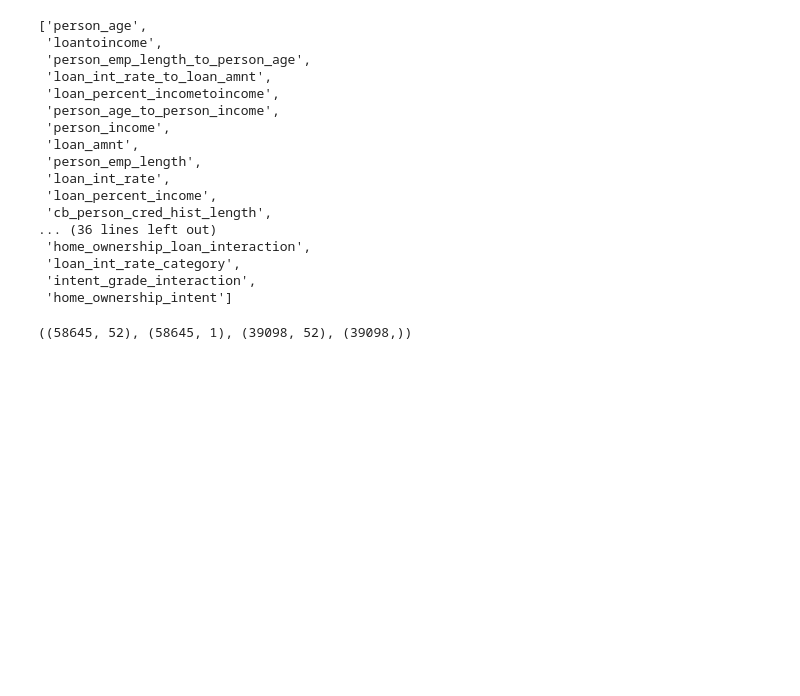
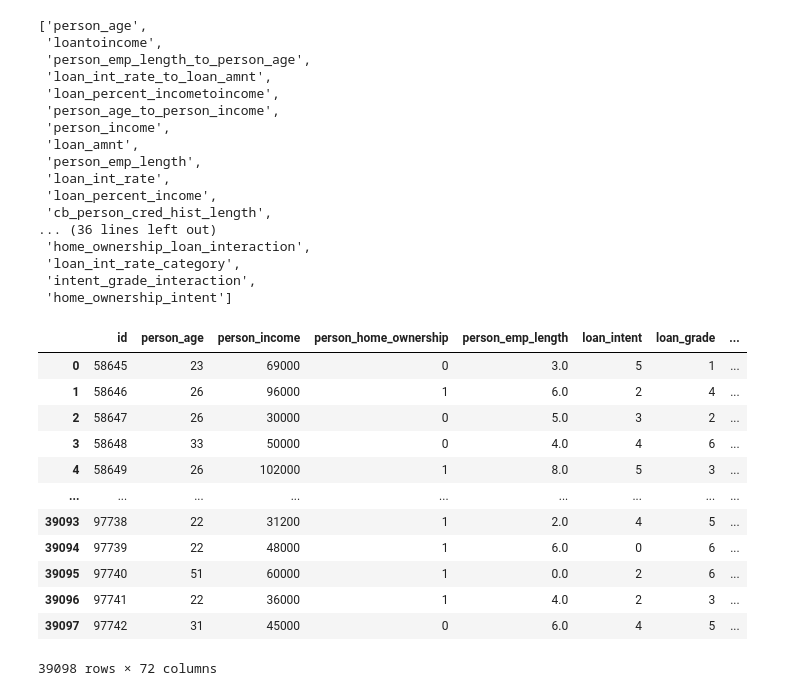
Before and after one commit to Dxuian/ml, a Jupyter notebook: resume/a.ipynb, the cells around one changed output. Cells and saved outputs as stored; diff of their text form; code cells hidden in the pictures; blank space fills up the shorter version.

```diff
--- a/resume/a.ipynb
+++ b/resume/a.ipynb
@@ -470,6 +470,12 @@ features = numerical_columns + categorical_columns
 print(train['loan_status'].value_counts())
 print(train['loan_status'].value_counts(normalize=True))
 print()
+p = 0
+for col in categorical_columns:
+    unique_values = train[col].nunique()
+    print(f"{col}: {unique_values} unique values")
+    p+=unique_values
+print(f'total unique values in categorical columns: {p}')
 # %% [output]
 [figure]
 loan_status
@@ -513,20 +528,39 @@ features
  'loan_int_rate_category',
  'intent_grade_interaction',
  'home_ownership_intent']
-# %%
-
-
-target = ['loan_status']  # Replace with the actual target column name
-
-# Preprocess the data
-X = train[features]
-y = train[target]
-ids = train['id']
-testx = test[features]
-test_ids = test['id']
-
-X.shape , y.shape , testx.shape,  test_ids.shape
-# %% [output]
-((58645, 52), (58645, 1), (39098, 52), (39098,))
+# %%
+import pandas as pd
+import hashlib
+
+def hashing_encode(df, cols, num_features=5000):
+    for col in cols:
+        # Hash the values into 'num_features' bins
+        df[f'{col}_hash'] = df[col].apply(lambda x: int(hashlib.md5(str(x).encode('utf-8')).hexdigest(), 16) % num_features)
+
+    return df
+
+# Example usage
+# df = pd.DataFrame({'color': ['red', 'blue', 'green']})
+# hashing_encode(df, ['color'], num_features=500)
+# print(df)
+
+
+hashing_encode(train, categorical_columns)
+hashing_encode(test, categorical_columns)
+# train.shape
+# %% [output]
+|  | id | person_age | person_income | person_home_ownership | person_emp_length | loan_intent | loan_grade | ... |
+| 0 | 58645 | 23 | 69000 | 0 | 3.0 | 5 | 1 | ... |
+| 1 | 58646 | 26 | 96000 | 1 | 6.0 | 2 | 4 | ... |
+| 2 | 58647 | 26 | 30000 | 0 | 5.0 | 3 | 2 | ... |
+| 3 | 58648 | 33 | 50000 | 0 | 4.0 | 4 | 6 | ... |
+| 4 | 58649 | 26 | 102000 | 1 | 8.0 | 5 | 3 | ... |
+| ... | ... | ... | ... | ... | ... | ... | ... | ... |
+| 39093 | 97738 | 22 | 31200 | 1 | 2.0 | 4 | 5 | ... |
+| 39094 | 97739 | 22 | 48000 | 1 | 6.0 | 0 | 6 | ... |
+| 39095 | 97740 | 51 | 60000 | 1 | 0.0 | 2 | 6 | ... |
+| 39096 | 97741 | 22 | 36000 | 1 | 4.0 | 2 | 3 | ... |
+| 39097 | 97742 | 31 | 45000 | 0 | 6.0 | 4 | 5 | ... |
+39098 rows × 72 columns
 # %%
 # Split the data into training and testing sets
```
Also changed, not shown: parts of 9 cells of this notebook, 12 other files.
